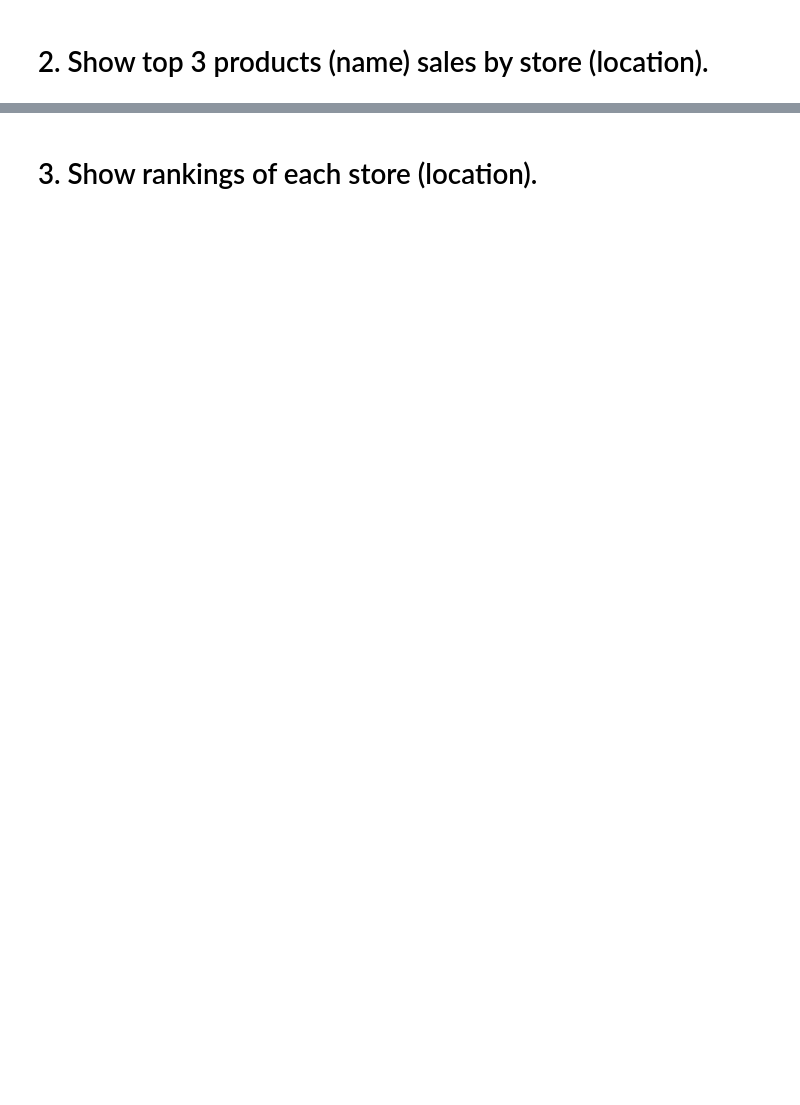
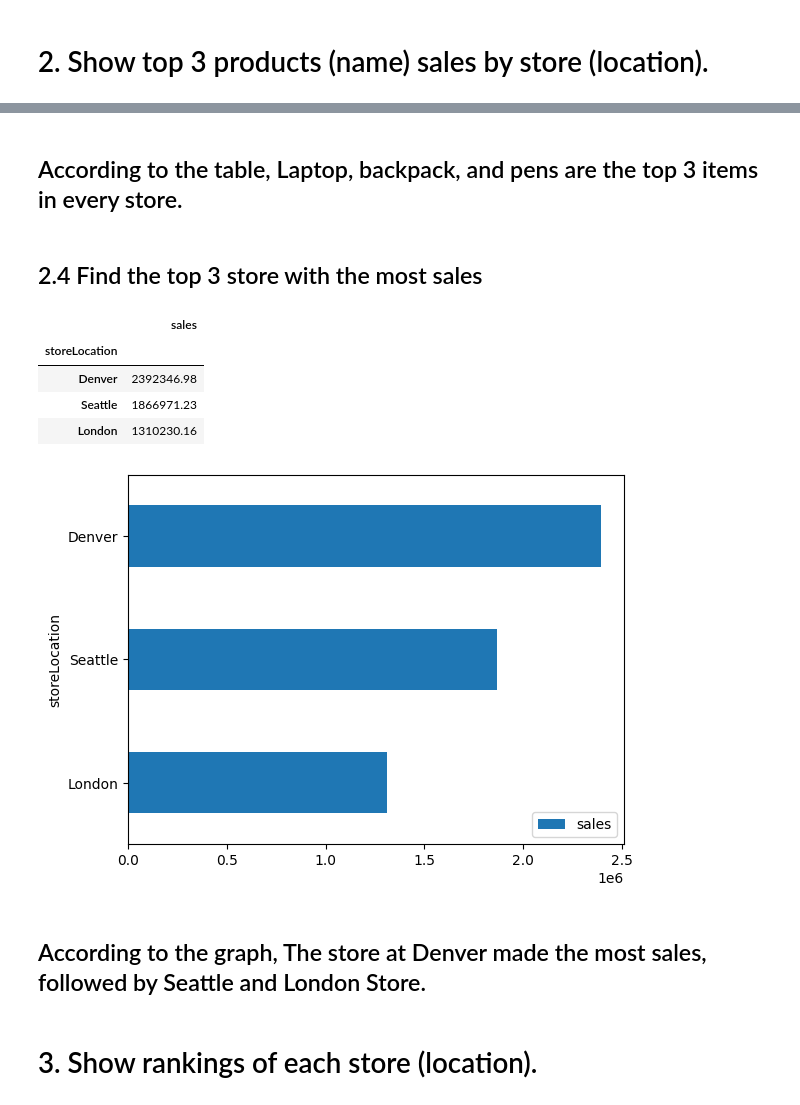
Before and after one commit to ThanaritKanjanametawatAU/CSX4205-Project3, a Jupyter notebook: Project3-Data-Analysis.ipynb, the cells around one changed output, grey strips where cells are left out. Cells and saved outputs as stored; diff of their text form; code cells hidden in the pictures; blank space fills up the shorter version.

```diff
--- a/Project3-Data-Analysis.ipynb
+++ b/Project3-Data-Analysis.ipynb
@@ -184,0 +309,3 @@ sales_df.head(10)
+# %%
+item_df = sales_df.explode("item_list")[["storeLocation", "item_list"]].reset_index(drop=True)
+item_df.head(10)
@@ -184,0 +326,5 @@ sales_df.head(10)
+# %%
+item_df["item_name"] = item_df["item_list"].apply(lambda x: x[0])
+item_df["sales"] = item_df["item_list"].apply(lambda x: x[1])
+item_df = item_df[["storeLocation", "item_name", "sales"]]
+item_df.head(10)
@@ -184,0 +345,7 @@ sales_df.head(10)
+# %%
+# Aggregate by each storeLocation and item_name to find top 3 items in each store
+result = (item_df.groupby(["storeLocation", "item_name"]).sum().
+          sort_values(by=["storeLocation", "sales"], ascending=[True, False]).
+          groupby("storeLocation").head(3))
+
+result
@@ -185,2 +371,18 @@ sales_df.head(10)
+# %% [markdown]
+## According to the table, Laptop, backpack, and pens are the top 3 items in every store.
+# %% [markdown]
+## 2.4 Find the top 3 store with the most sales
+# %%
+result.groupby("storeLocation").sum().sort_values(by="sales", ascending=False).head(3).sort_values(by="sales", ascending=True).plot.barh()
+result.groupby("storeLocation").sum().sort_values(by="sales", ascending=False).head(3)
+# %% [output]
+|  | sales |
+| storeLocation |  |
+| Denver | 2392346.98 |
+| Seattle | 1866971.23 |
+| London | 1310230.16 |
+[figure, added]
+# %% [markdown]
+## According to the graph, The store at Denver made the most sales, followed by Seattle and London Store.
 # %% [markdown]
 # 3. Show rankings of each store (location).
```
Also changed, not shown: parts of 37 cells of this notebook.
